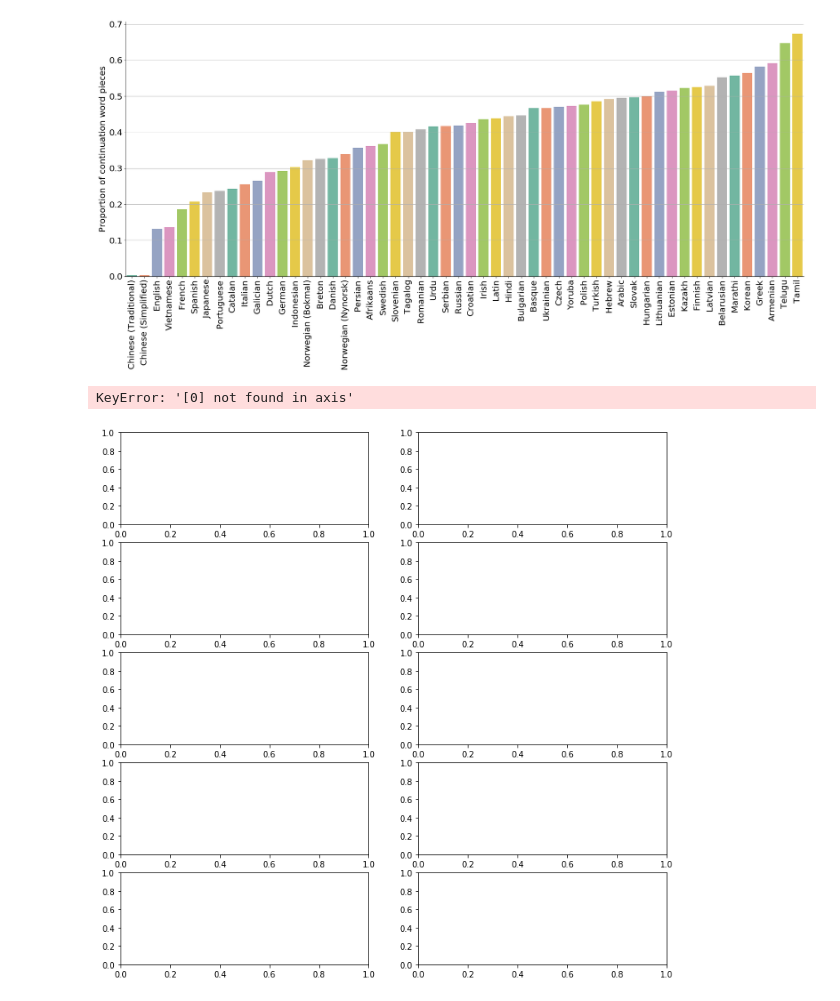
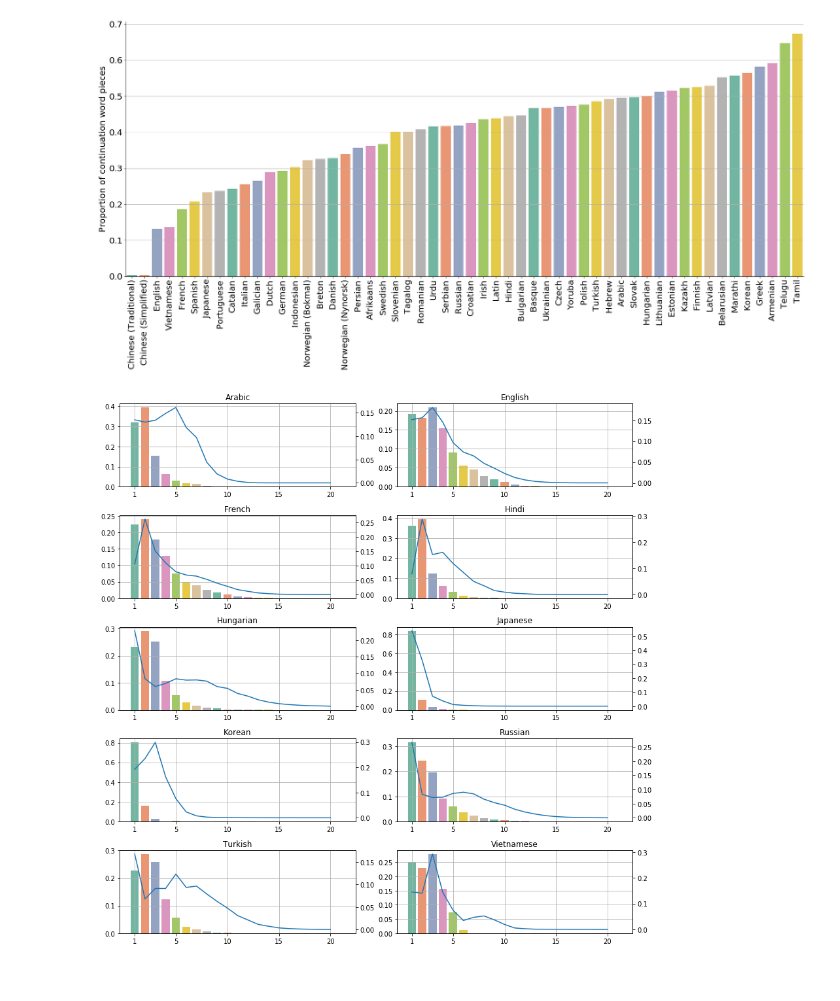
Before and after one commit to juditacs/snippets, a Jupyter notebook: deep_learning/bert_vocab_stats/bert_vocab_stats.ipynb, the cells around one changed output. Drawn from its saved outputs; the diff is of its cells as text; code cells hidden in the pictures.

```diff
--- a/deep_learning/bert_vocab_stats/bert_vocab_stats.ipynb
+++ b/deep_learning/bert_vocab_stats/bert_vocab_stats.ipynb
@@ -462,33 +444,33 @@ with sns.plotting_context(font_scale=2):
     fig, ax = plt.subplots(len(languages) // 2, 2, figsize=(size_x, size_y))
     for li, language in enumerate(languages):
         if li >= ax.size:
             break
         i = li // ax.shape[1]
         j = li % ax.shape[1]
         d = bert_stats[bert_stats.language==language][bert_num_cols].fillna(0)
         d = d.div(d.sum(axis=1), axis=0).mean()
         d.index = d.index.str[len("bert_len_"):].astype(int)
-        d = d.drop(index=0)
+        if 0 in d.index:
+            d = d.drop(index=0)
         pl = sns.barplot(x=d.index, y=d, ax=ax[i, j], palette="Set2")
         ax[i, j].set_title("{}".format(language.replace("_", " ")))
 
         max_x = int(ax[i, j].get_xlim()[1])
         tick_positions = [0] + list(range(4, max_x+1, 5))
         tick_labels = [1] + list(range(5, max_x+1, 5))
         ax[i, j].xaxis.set_major_locator(ticker.FixedLocator(tick_positions))
         ax[i, j].set(xticklabels=tick_labels)
         ax[i, j].grid(True)
 
         # token dist
         dax = ax[i, j].twinx()
         d = bert_stats[bert_stats.language==language][token_num_cols].fillna(0)
         d = d.div(d.sum(axis=1), axis=0).mean()
         d.index = d.index.str[len("token_len_"):].astype(int)
         d = d[d.index < 21]
         pl = sns.lineplot(x=d.index-1, y=d, ax=dax, palette="Set2")
         plt.tight_layout(w_pad=0.5)
 
     plt.savefig("fig/bert_token_len_short.png", bbox_inches='tight')
 # %% [output]
-KeyError: '[0] not found in axis'
-[figure, old version]
+[figure, new version]
```
Also changed, not shown: parts of 16 cells of this notebook, 13 other files.
